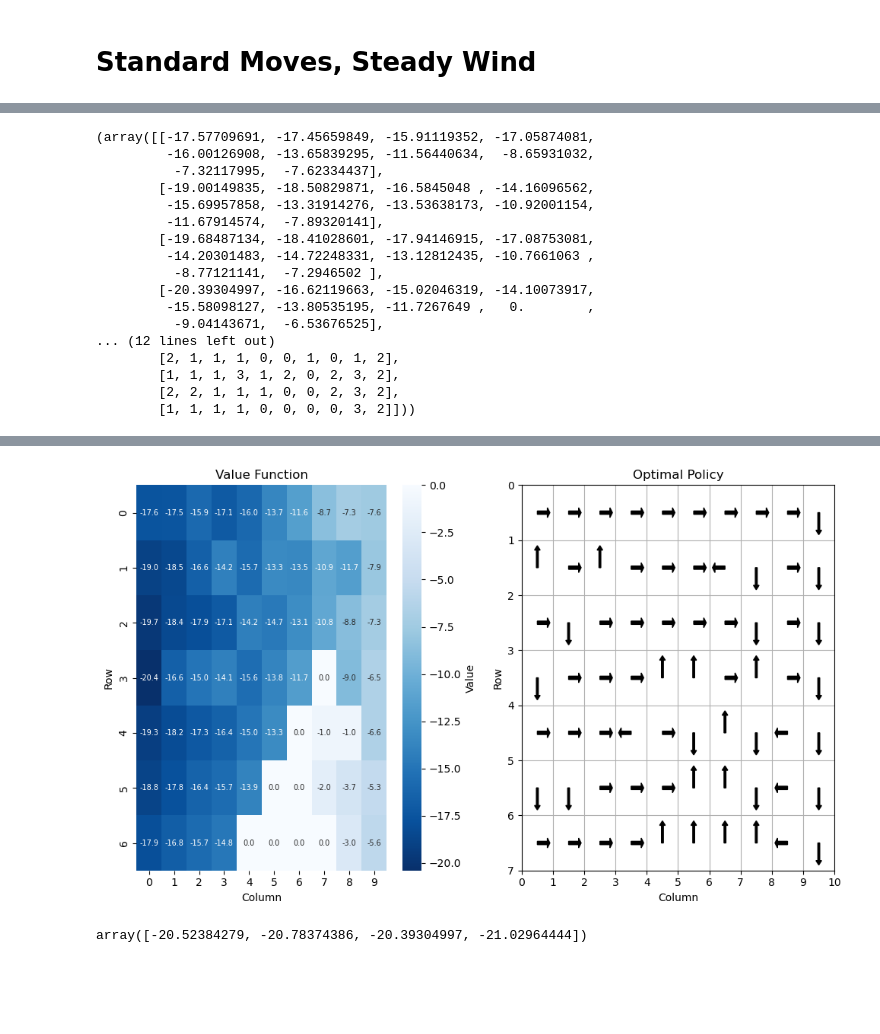
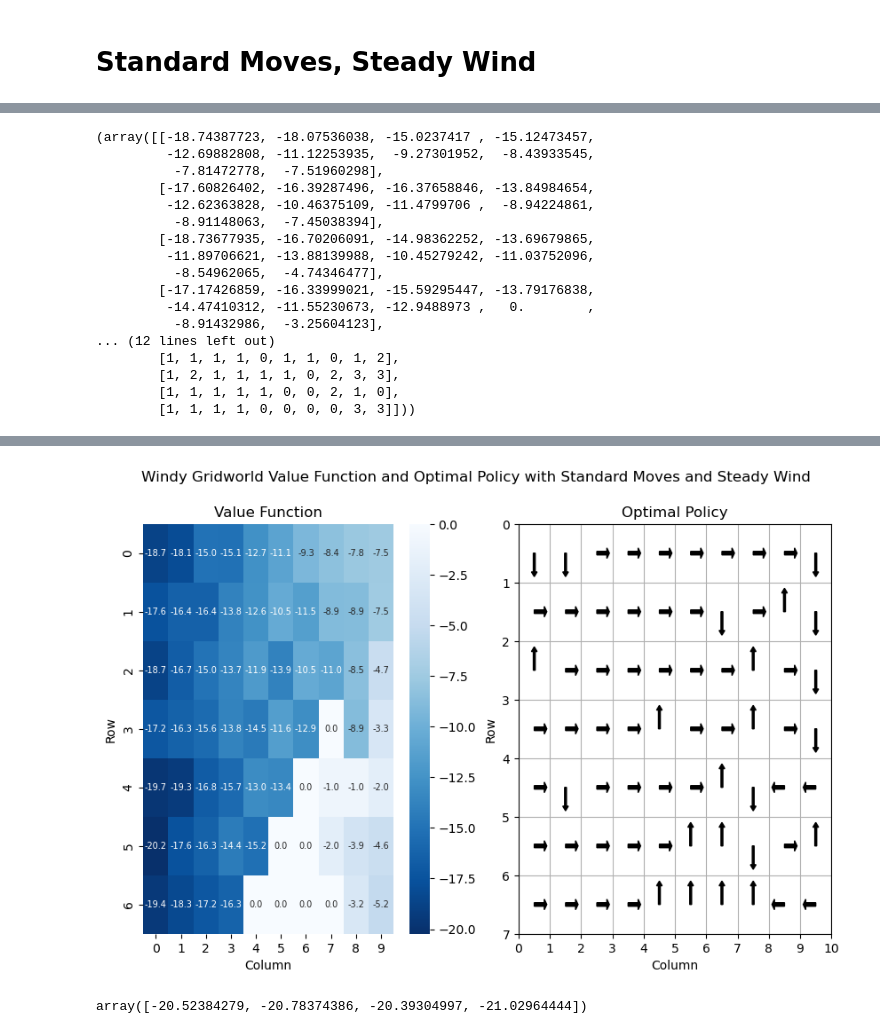
Before and after one commit to shantanu/windy-gridworld, a Jupyter notebook: windy-gridworld.ipynb, the cells around one changed output, grey strips where cells are left out. Cells and saved outputs as stored; diff of their text form; code cells hidden in the pictures; blank space fills up the shorter version.

```diff
--- a/windy-gridworld.ipynb
+++ b/windy-gridworld.ipynb
@@ -215,7 +229,6 @@ def visualize_gridworld(values, policy, figsize=(10, 6)):
 
     # Plot 1: Value Function
     sns.heatmap(values, ax=ax1, cmap='Blues_r', annot=True, fmt='.1f',
-                cbar_kws={'label': 'Value'},
                 annot_kws={'fontsize': 7})
     ax1.set_title('Value Function')
     ax1.set_xlabel('Column')
@@ -267,5 +280,5 @@ def visualize_gridworld(values, policy, figsize=(10, 6)):
                         width=0.3, color='black')
             ax2.add_patch(arrow)
 
-    plt.tight_layout()
+    #plt.tight_layout()
     return fig
@@ -281,7 +292,7 @@ agent = SarsaAgent(env, 4)
 logger.setLevel("ERROR")
 
 timesteps = []
-while len(timesteps) < 1000:
+while len(timesteps) < 10000:
     env.reset()
     time, ep = agent.run_episode()
     timesteps.append(time)
@@ -297,23 +308,25 @@ values = np.max(agent._Q, axis=-1)
 policy = np.argmax(agent._Q, axis=-1)
 values, policy
 # %% [output]
-(array([[-17.57709691, -17.45659849, -15.91119352, -17.05874081,
-         -16.00126908, -13.65839295, -11.56440634,  -8.65931032,
-          -7.32117995,  -7.62334437],
-        [-19.00149835, -18.50829871, -16.5845048 , -14.16096562,
-         -15.69957858, -13.31914276, -13.53638173, -10.92001154,
-         -11.67914574,  -7.89320141],
-        [-19.68487134, -18.41028601, -17.94146915, -17.08753081,
-         -14.20301483, -14.72248331, -13.12812435, -10.7661063 ,
-          -8.77121141,  -7.2946502 ],
-        [-20.39304997, -16.62119663, -15.02046319, -14.10073917,
-         -15.58098127, -13.80535195, -11.7267649 ,   0.        ,
-          -9.04143671,  -6.53676525],
+(array([[-18.74387723, -18.07536038, -15.0237417 , -15.12473457,
+         -12.69882808, -11.12253935,  -9.27301952,  -8.43933545,
+          -7.81472778,  -7.51960298],
+        [-17.60826402, -16.39287496, -16.37658846, -13.84984654,
+         -12.62363828, -10.46375109, -11.4799706 ,  -8.94224861,
+          -8.91148063,  -7.45038394],
+        [-18.73677935, -16.70206091, -14.98362252, -13.69679865,
+         -11.89706621, -13.88139988, -10.45279242, -11.03752096,
+          -8.54962065,  -4.74346477],
+        [-17.17426859, -16.33999021, -15.59295447, -13.79176838,
+         -14.47410312, -11.55230673, -12.9488973 ,   0.        ,
+          -8.91432986,  -3.25604123],
 ... (12 lines left out)
-        [2, 1, 1, 1, 0, 0, 1, 0, 1, 2],
-        [1, 1, 1, 3, 1, 2, 0, 2, 3, 2],
-        [2, 2, 1, 1, 1, 0, 0, 2, 3, 2],
-        [1, 1, 1, 1, 0, 0, 0, 0, 3, 2]]))
+        [1, 1, 1, 1, 0, 1, 1, 0, 1, 2],
+        [1, 2, 1, 1, 1, 1, 0, 2, 3, 3],
+        [1, 1, 1, 1, 1, 0, 0, 2, 1, 0],
+        [1, 1, 1, 1, 0, 0, 0, 0, 3, 3]]))
 # %%
 fig = visualize_gridworld(values, policy)
+fig.suptitle("Windy Gridworld Value Function and Optimal Policy with Standard Moves and Steady Wind")
+#fig.savefig("standard-steady.png")
 # %% [output]
@@ -321,4 +334,4 @@ fig = visualize_gridworld(values, policy)
-[figure, old version]
+[figure, new version]
 # %%
 agent._Q[(3,0)]
 # %% [output]
```
Also changed, not shown: parts of 10 cells of this notebook, 5 other files.
